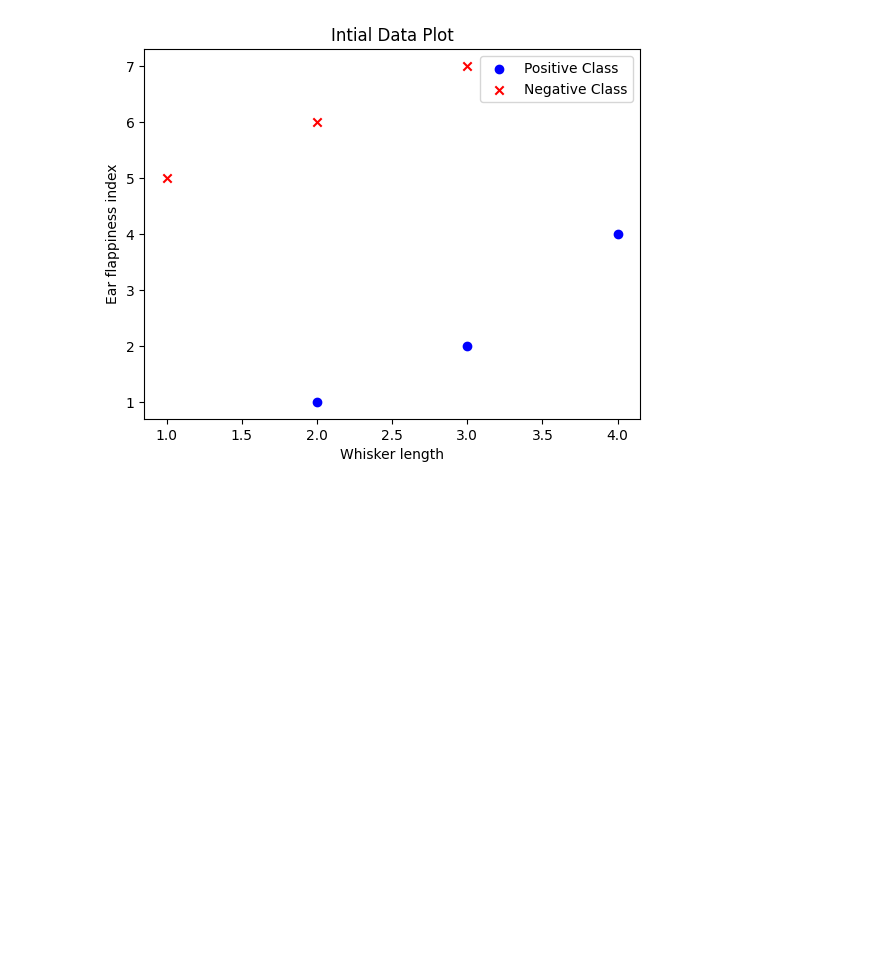
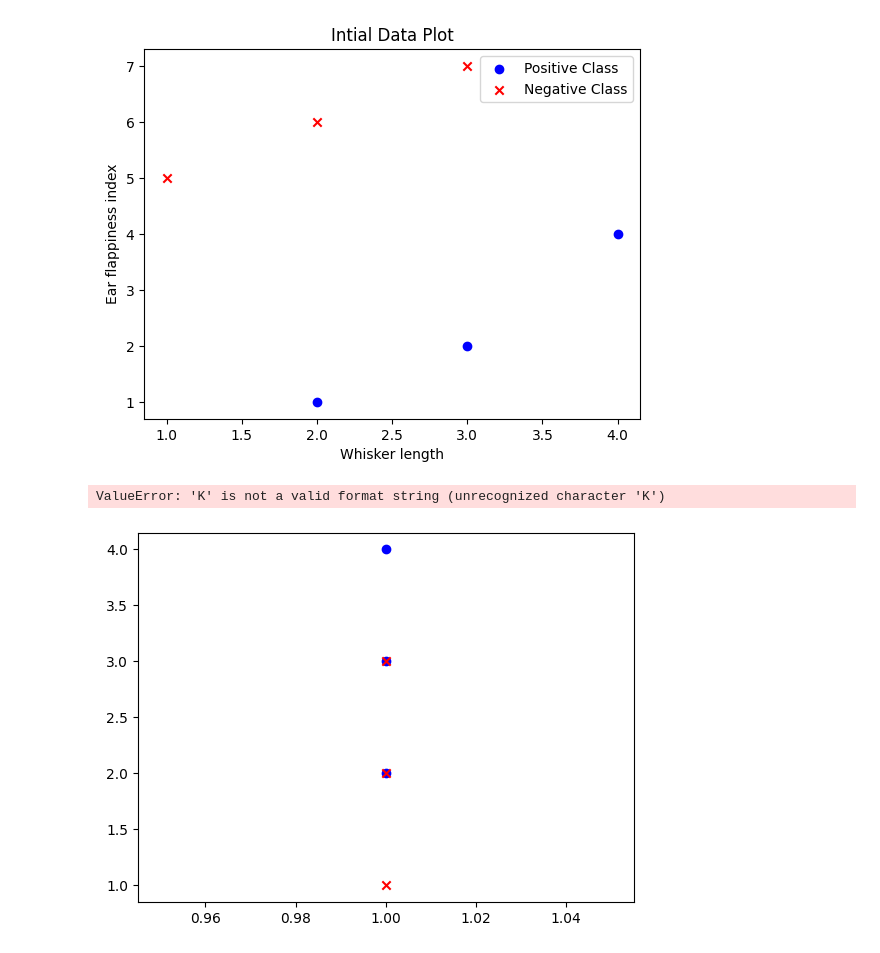
Before and after one commit to RajiaRani/Machine-Learning, a Jupyter notebook: 05. Logistic_Regression/03. Logistic.ipynb, the cells around one changed output. Drawn from its saved outputs; the diff is of its cells as text; code cells hidden in the pictures; blank space fills up the shorter version.

Commit message:
added new topic Logistic Regression

```diff
--- a/05. Logistic_Regression/03. Logistic.ipynb
+++ b/05. Logistic_Regression/03. Logistic.ipynb
@@ -74,3 +74,9 @@ def plot_decision_boundary(X, y, weights, loss, iteration):
   if iteration == 0:
     plt.legend()
   plt.show()
+# %%
+# Training the Model
+weights = logistic_regression(X, y)
+# %% [output]
+ValueError: 'K' is not a valid format string (unrecognized character 'K')
+[figure, added]
```
Also changed, not shown: parts of 1 cell of this notebook.
